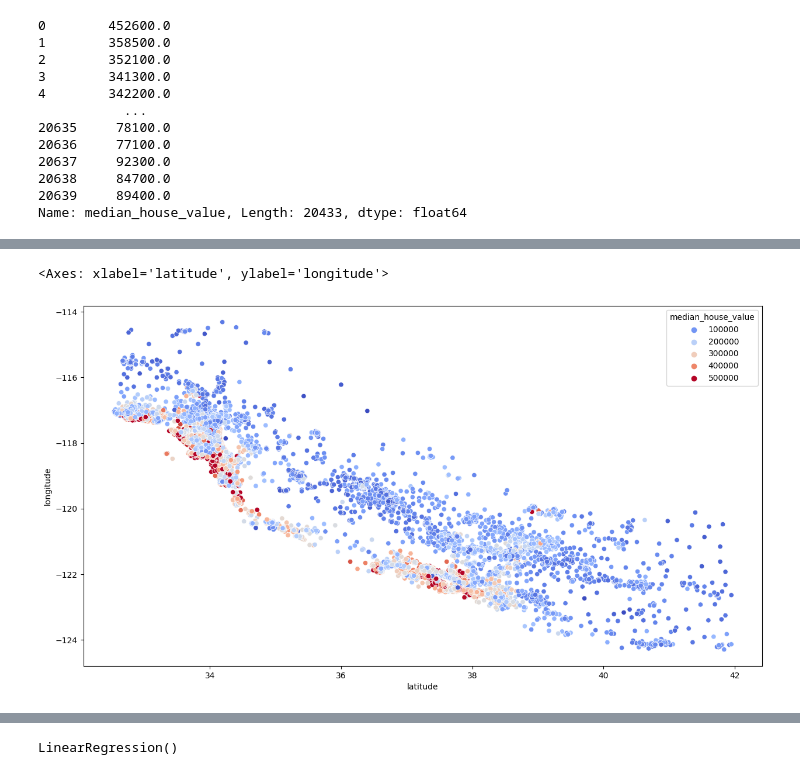
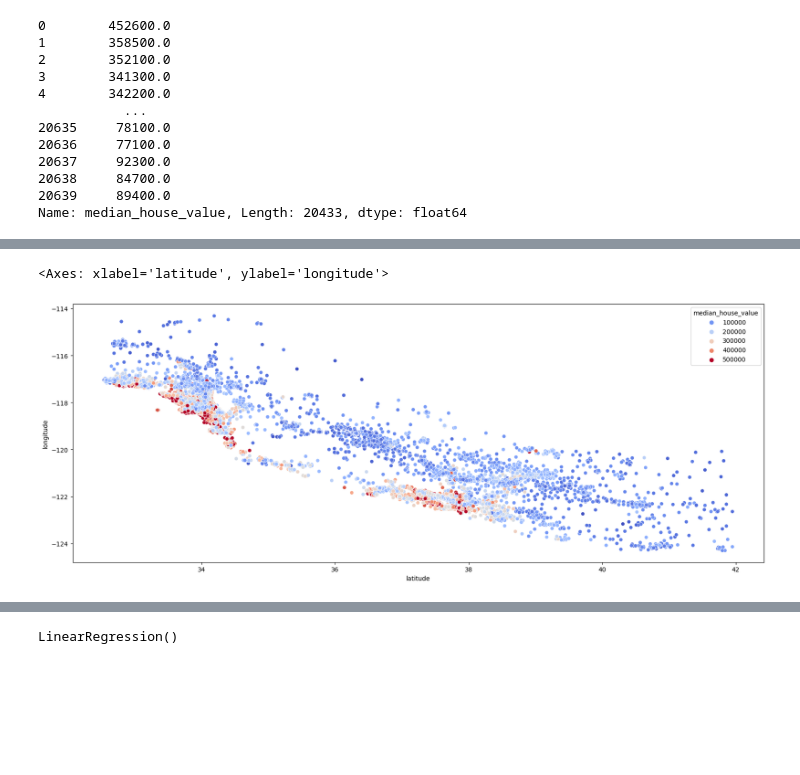
Before and after one commit to Alpha-W0lf/House_Price_Prediction, a Jupyter notebook: house_price_prediction.ipynb, the cells around one changed output, grey strips where cells are left out. Saved outputs shown, nothing was run; the diff lists cells and outputs as text; code cells hidden in the pictures; blank space fills up the shorter version.

```diff
--- a/house_price_prediction.ipynb
+++ b/house_price_prediction.ipynb
@@ -218,9 +239,9 @@ sns.heatmap(train_data.corr(), annot=True, cmap="YlGnBu")
 # %%
-plt.figure(figsize = (15, 8))
+plt.figure(figsize = (20, 7.5))
 sns.scatterplot(x="latitude", y="longitude", data=train_data, hue="median_house_value", palette="coolwarm")
 # %% [output]
 <Axes: xlabel='latitude', ylabel='longitude'>
-[figure, old version]
+[figure, new version]
 # %%
 train_data["bedroom_ratio"] = train_data["total_bedrooms"] / train_data["total_rooms"]
 train_data["household_rooms"] = train_data["total_rooms"] / train_data["households"]
```
Also changed, not shown: parts of 18 cells of this notebook.
